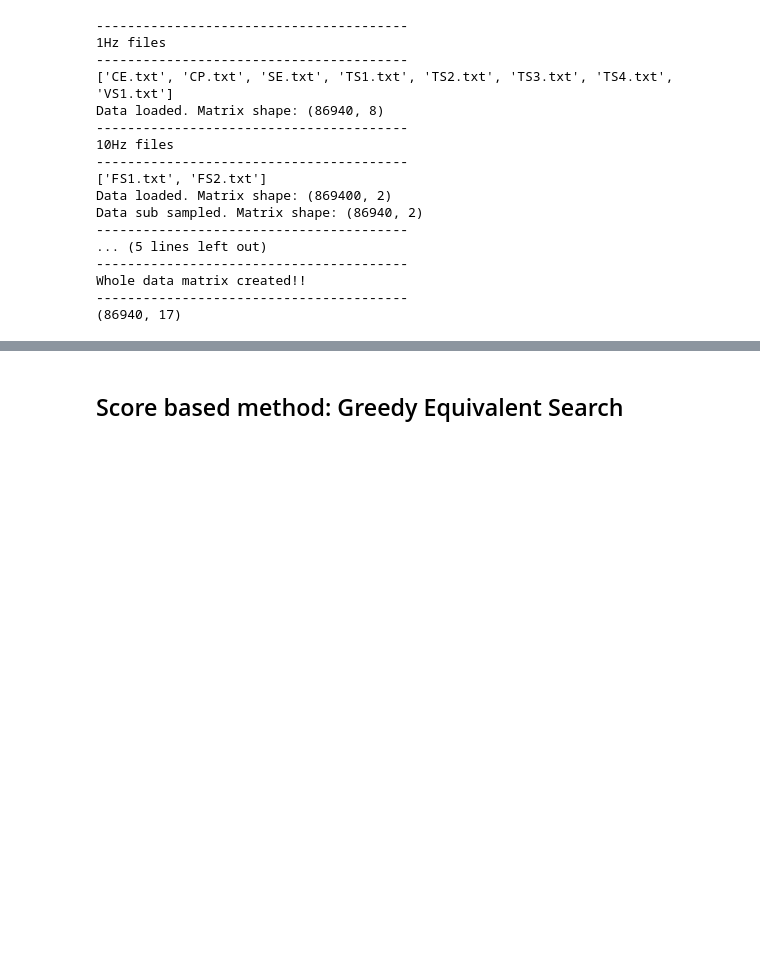
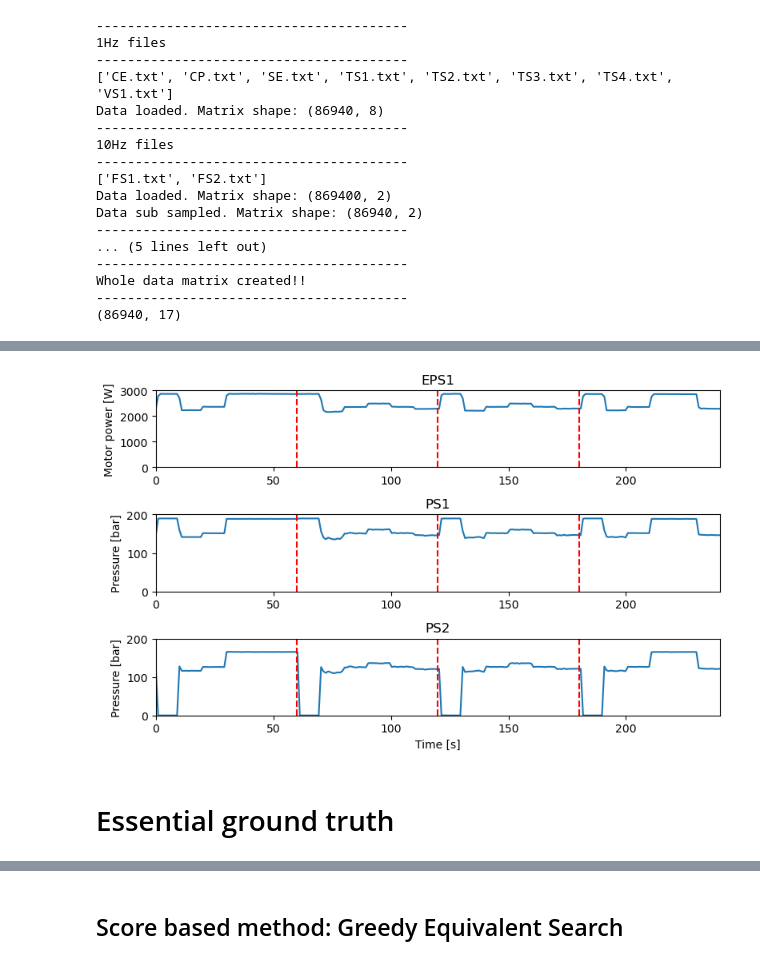
Before and after one commit to SamiraSanchezNT/Hydraulic-System-Condition-monitoring, a Jupyter notebook: ProjectAppliedCausalInference.ipynb, the cells around one changed output, grey strips where cells are left out. Saved outputs shown, nothing was run; the diff lists cells and outputs as text; code cells hidden in the pictures; blank space fills up the shorter version.

```diff
--- a/ProjectAppliedCausalInference.ipynb
+++ b/ProjectAppliedCausalInference.ipynb
@@ -439,0 +342,52 @@ plt.show
+# %%
+# Create subplots (considering all the data)
+fig = plt.figure(figsize=(8,5))
+ax1 = fig.add_subplot(311)
+ax2 = fig.add_subplot(312)
+ax3 = fig.add_subplot(313)
+# ax4 = fig.add_subplot(414)
+
+t = np.linspace(0, 60*4, num=60*4)
+ax1.plot(t, data[:60*4,10])
+ax1.plot(60*np.ones([20,1]),np.linspace(0,3000,20),'--r')
+ax1.plot(120*np.ones([20,1]),np.linspace(0,3000,20),'--r')
+ax1.plot(180*np.ones([20,1]),np.linspace(0,3000,20),'--r')
+ax1.set_ylim([0, 3000])
+ax1.set_xlim([0, 60*4])
+ax1.title.set_text('EPS1')
+ax1.set_ylabel('Motor power [W]')
+
+ax2.plot(t, data[:60*4,11])
+ax2.plot(60*np.ones([20,1]),np.linspace(0,200,20),'--r')
+ax2.plot(120*np.ones([20,1]),np.linspace(0,200,20),'--r')
+ax2.plot(180*np.ones([20,1]),np.linspace(0,200,20),'--r')
+ax2.set_ylim([0, 200])
+ax2.set_xlim([0, 60*4])
+ax2.title.set_text('PS1')
+ax2.set_ylabel('Pressure [bar]')
+
+ax3.plot(t, data[:60*4,12])
+ax3.plot(60*np.ones([20,1]),np.linspace(0,200,20),'--r')
+ax3.plot(120*np.ones([20,1]),np.linspace(0,200,20),'--r')
+ax3.plot(180*np.ones([20,1]),np.linspace(0,200,20),'--r')
+ax3.set_ylim([0, 200])
+ax3.set_xlim([0, 60*4])
+ax3.title.set_text('PS2')
+ax3.set_ylabel('Pressure [bar]')
+ax3.set_xlabel('Time [s]')
+
+# ax4.plot(t, data[:60*4,13])
+# ax4.plot(60*np.ones([20,1]),np.linspace(0,10,20),'--r')
+# ax4.plot(120*np.ones([20,1]),np.linspace(0,10,20),'--r')
+# ax4.plot(180*np.ones([20,1]),np.linspace(0,10,20),'--r')
+# ax4.set_ylim([0, 10])
+# ax4.set_xlim([0, 60*4])
+# ax4.title.set_text('PS3')
+# ax4.set_ylabel('[bar]')
+
+fig.tight_layout()
+plt.show()
+# %% [output]
+[figure, added]
+# %% [markdown]
+# Essential ground truth
```
Also changed, not shown: parts of 17 cells of this notebook, 3 other files.
